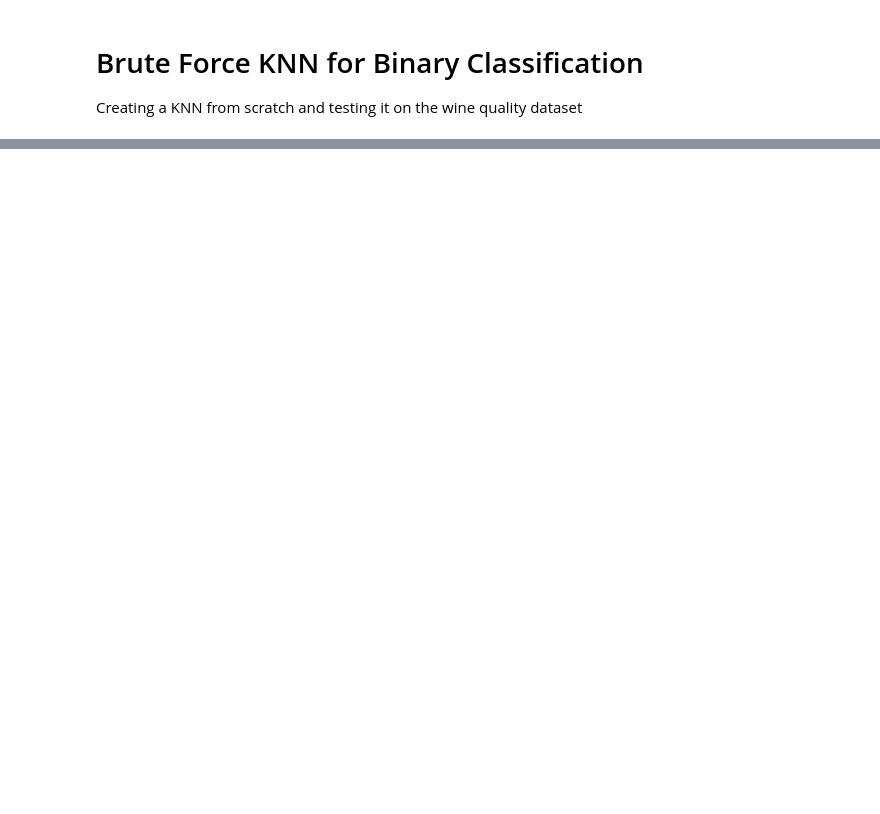
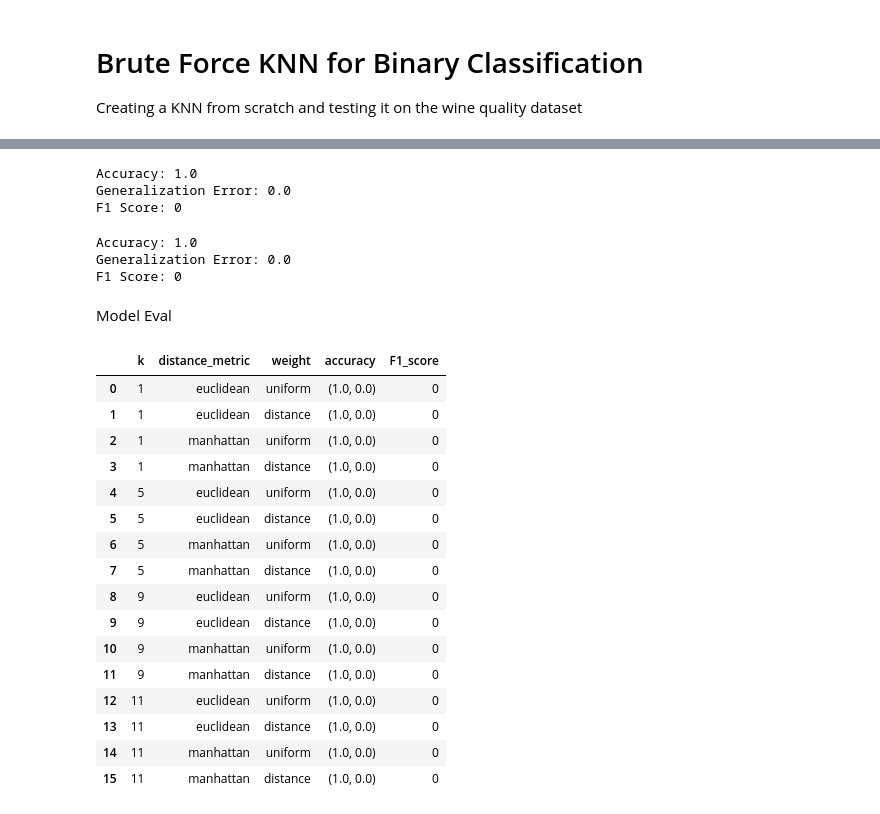
Before and after one commit to thetajwar2003/CCNY-SeniorDesign, a Jupyter notebook: assignment_1/Rahman_Tajwar_assignment1/Rahman_Tajwar_assignment1.ipynb, the cells around one changed output, grey strips where cells are left out. Saved outputs shown, nothing was run; the diff lists cells and outputs as text; code cells hidden in the pictures; blank space fills up the shorter version.

```diff
--- a/assignment_1/Rahman_Tajwar_assignment1/Rahman_Tajwar_assignment1.ipynb
+++ b/assignment_1/Rahman_Tajwar_assignment1/Rahman_Tajwar_assignment1.ipynb
@@ -221,0 +475,70 @@ def auc_roc(fpr, tpr):
+# %%
+acc, err = accuracy_generalization_error(y_test, y_pred)
+f1 = f1_score(y_test, y_pred)
+
+print("Accuracy:", acc)
+print("Generalization Error:", err)
+print("F1 Score:", f1)
+# %% [output]
+Accuracy: 1.0
+Generalization Error: 0.0
+F1 Score: 0
+# %%
+knn.fit(X_train_standardized, y_train, n_neighbors=5, weights='distance', distance_metric='euclidean')
+# %%
+y_pred = knn.predict(X_test)
+# %%
+display_f1_acc(y_test, y_pred)
+# %% [output]
+Accuracy: 1.0
+Generalization Error: 0.0
+F1 Score: 0
+# %% [markdown]
+Model Eval
+# %%
+k_values = [1, 5, 9, 11]
+distance_metrics = ['euclidean', 'manhattan']
+weights_options = ['uniform', 'distance']
+
+performance_results = []
+
+
+for k in k_values:
+    for distance_metric in distance_metrics:
+        for weight in weights_options:
+            knn.fit(X_train_standardized, y_train, n_neighbors=k, weights=weight, distance_metric=distance_metric)
+
+            y_pred = knn.predict(X_test_standardized)
+
+            acc = accuracy_generalization_error(y_test, y_pred)
+            f1 = f1_score(y_test, y_pred)
+
+            performance_results.append({
+                'k': k,
+                'distance_metric': distance_metric,
+                'weight': weight,
+                'accuracy': acc,
+                'F1_score': f1
+            })
+
+performance_df = pd.DataFrame(performance_results)
+# %%
+performance_df
+# %% [output]
+|  | k | distance_metric | weight | accuracy | F1_score |
+| 0 | 1 | euclidean | uniform | (1.0, 0.0) | 0 |
+| 1 | 1 | euclidean | distance | (1.0, 0.0) | 0 |
+| 2 | 1 | manhattan | uniform | (1.0, 0.0) | 0 |
+| 3 | 1 | manhattan | distance | (1.0, 0.0) | 0 |
+| 4 | 5 | euclidean | uniform | (1.0, 0.0) | 0 |
+| 5 | 5 | euclidean | distance | (1.0, 0.0) | 0 |
+| 6 | 5 | manhattan | uniform | (1.0, 0.0) | 0 |
+| 7 | 5 | manhattan | distance | (1.0, 0.0) | 0 |
+| 8 | 9 | euclidean | uniform | (1.0, 0.0) | 0 |
+| 9 | 9 | euclidean | distance | (1.0, 0.0) | 0 |
+| 10 | 9 | manhattan | uniform | (1.0, 0.0) | 0 |
+| 11 | 9 | manhattan | distance | (1.0, 0.0) | 0 |
+| 12 | 11 | euclidean | uniform | (1.0, 0.0) | 0 |
+| 13 | 11 | euclidean | distance | (1.0, 0.0) | 0 |
+| 14 | 11 | manhattan | uniform | (1.0, 0.0) | 0 |
+| 15 | 11 | manhattan | distance | (1.0, 0.0) | 0 |
```
Also changed, not shown: parts of 46 cells of this notebook.
